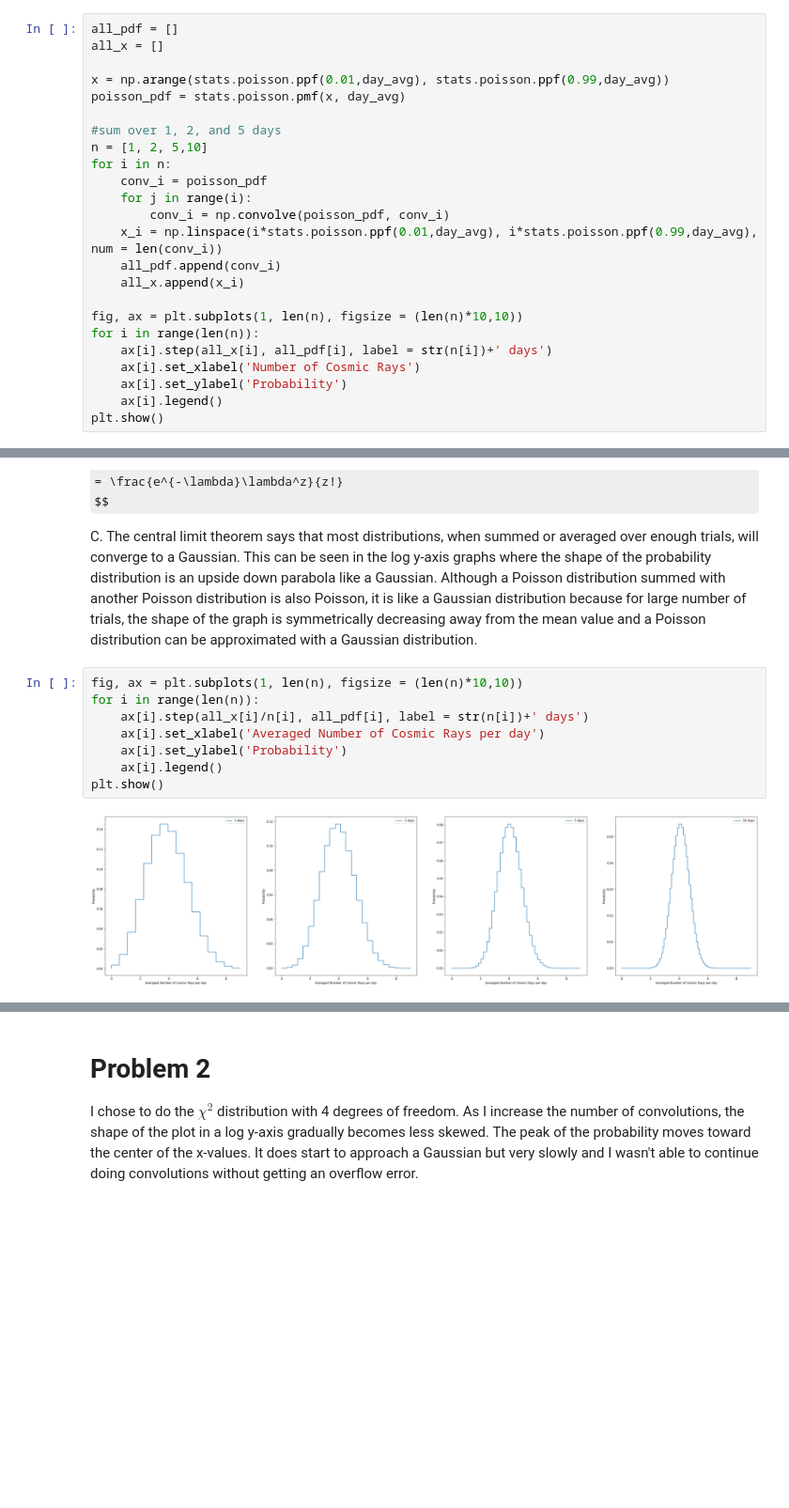
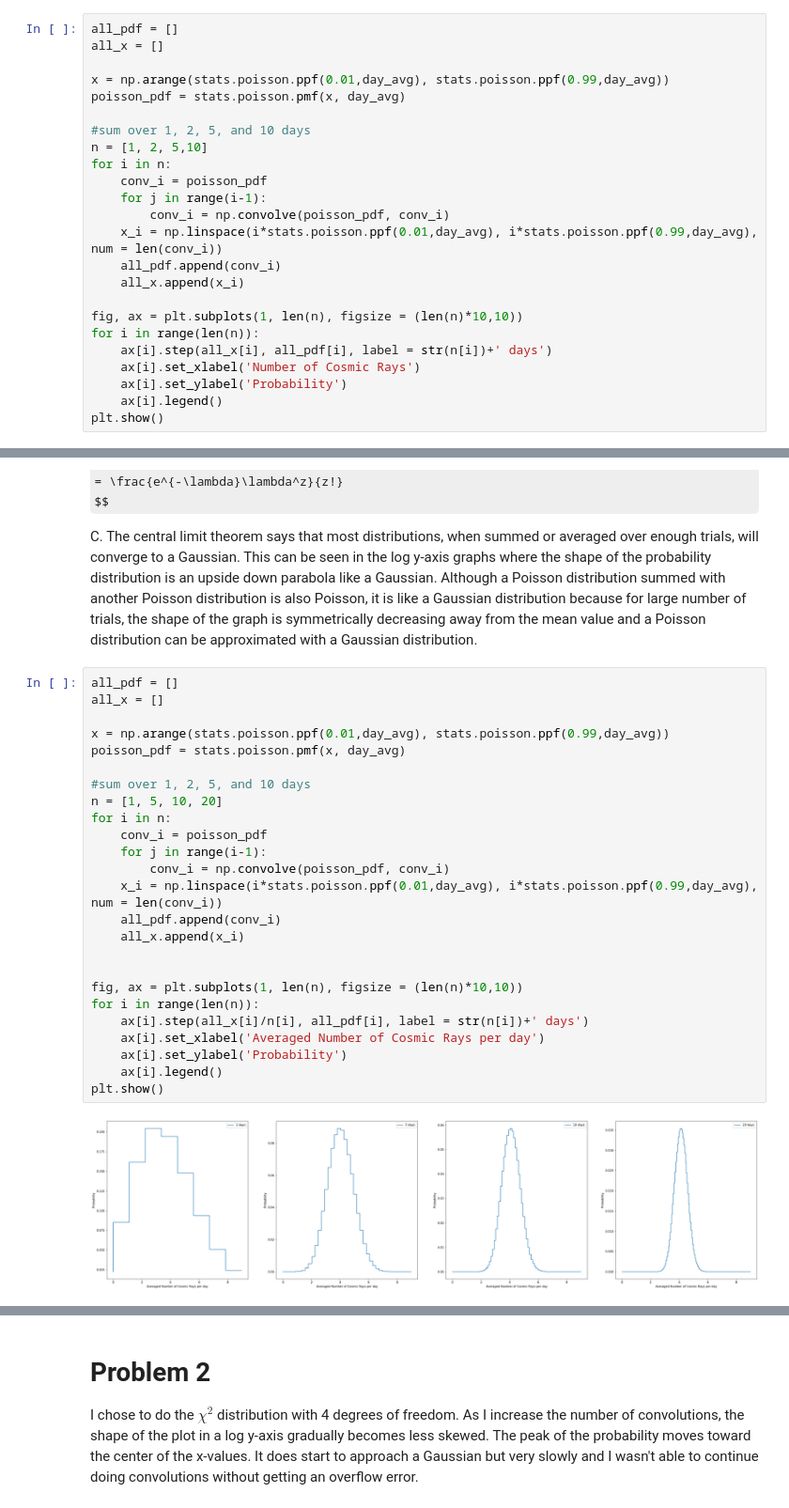
Before and after one commit to bvshih/PHYS434, a Jupyter notebook: Lab2/Lab2.ipynb, the cells around one changed output, grey strips where cells are left out. Shown at 94% size. Saved outputs shown, nothing was run; the diff lists cells and outputs as text; some formulas as TeX source; blank space fills up the shorter version.

```diff
--- a/Lab2/Lab2.ipynb
+++ b/Lab2/Lab2.ipynb
@@ -18,11 +18,11 @@ all_x = []
 x = np.arange(stats.poisson.ppf(0.01,day_avg), stats.poisson.ppf(0.99,day_avg))
 poisson_pdf = stats.poisson.pmf(x, day_avg)
 
-#sum over 1, 2, and 5 days
+#sum over 1, 2, 5, and 10 days
 n = [1, 2, 5,10]
 for i in n:
     conv_i = poisson_pdf
-    for j in range(i):
+    for j in range(i-1):
         conv_i = np.convolve(poisson_pdf, conv_i)
     x_i = np.linspace(i*stats.poisson.ppf(0.01,day_avg), i*stats.poisson.ppf(0.99,day_avg), num = len(conv_i))
     all_pdf.append(conv_i)
@@ -66,15 +66,32 @@ $$
 
 C. The central limit theorem says that most distributions, when summed or averaged over enough trials, will converge to a Gaussian. This can be seen in the log y-axis graphs where the shape of the probability distribution is an upside down parabola like a Gaussian. Although a Poisson distribution summed with another Poisson distribution is also Poisson, it is like a Gaussian distribution because for large number of trials, the shape of the graph is symmetrically decreasing away from the mean value and a Poisson distribution can be approximated with a Gaussian distribution.
 # %%
+all_pdf = []
+all_x = []
+
+x = np.arange(stats.poisson.ppf(0.01,day_avg), stats.poisson.ppf(0.99,day_avg))
+poisson_pdf = stats.poisson.pmf(x, day_avg)
+
+#sum over 1, 2, 5, and 10 days
+n = [1, 5, 10, 20]
+for i in n:
+    conv_i = poisson_pdf
+    for j in range(i-1):
+        conv_i = np.convolve(poisson_pdf, conv_i)
+    x_i = np.linspace(i*stats.poisson.ppf(0.01,day_avg), i*stats.poisson.ppf(0.99,day_avg), num = len(conv_i))
+    all_pdf.append(conv_i)
+    all_x.append(x_i)
+
+
 fig, ax = plt.subplots(1, len(n), figsize = (len(n)*10,10))
 for i in range(len(n)):
     ax[i].step(all_x[i]/n[i], all_pdf[i], label = str(n[i])+' days')
     ax[i].set_xlabel('Averaged Number of Cosmic Rays per day')
     ax[i].set_ylabel('Probability')
     ax[i].legend()
 plt.show()
 # %% [output]
-[figure, old version]
+[figure, new version]
 # %%
 fig, ax = plt.subplots(1, len(n), figsize = (len(n)*10,10))
 for i in range(len(n)):
```
Also changed, not shown: parts of 10 cells of this notebook, 1 other file.
